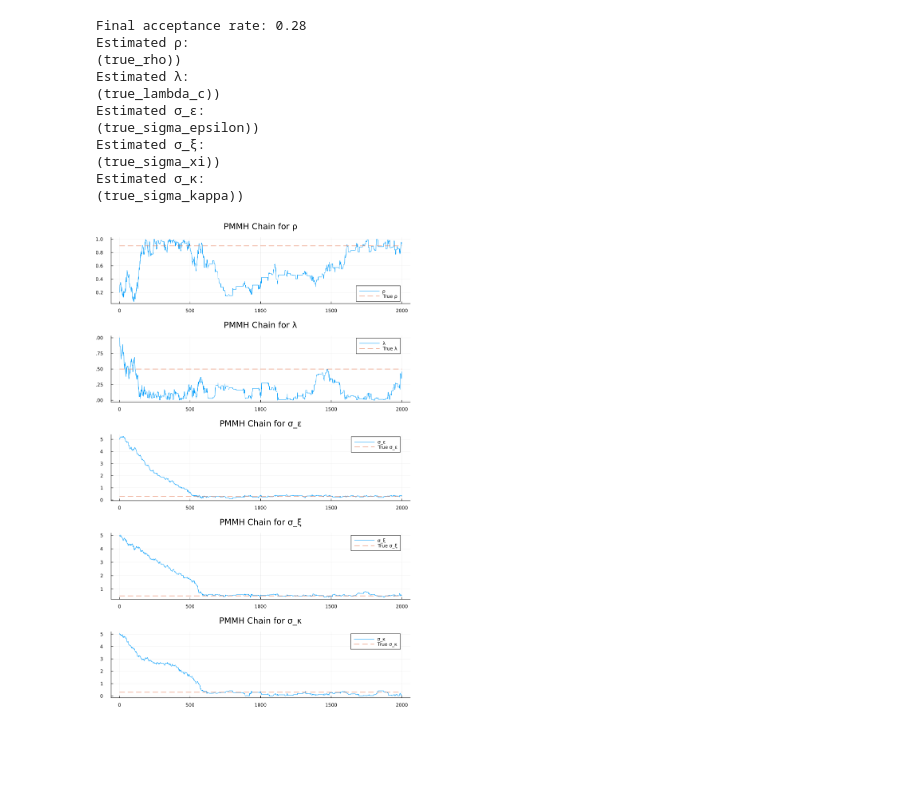
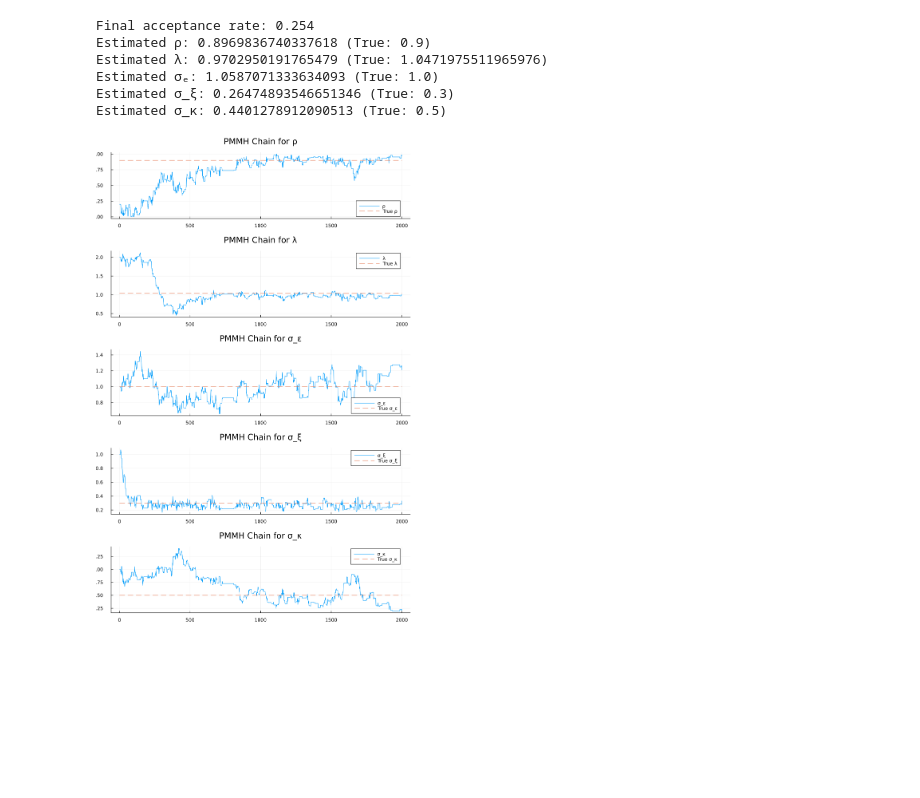
Before and after one commit to MKildemark/State-Space-Model-Estimation, a Jupyter notebook: particle filtering/PMCMC.ipynb, the cells around one changed output. Drawn from its saved outputs; the diff is of its cells as text; code cells hidden in the pictures; blank space fills up the shorter version.

```diff
--- a/particle filtering/PMCMC.ipynb
+++ b/particle filtering/PMCMC.ipynb
@@ -14,11 +14,11 @@ using ProgressMeter
 Random.seed!(42)
 
 # True parameters for the state-space model
-true_rho         = 0.9            # damping factor for the cycle (should be in (0,1))
-true_lambda_c    = 0.5            # cycle frequency (radians), between 0 and π
-true_sigma_epsilon = 0.3          # observation noise std
-true_sigma_xi    = 0.5            # trend drift noise std
-true_sigma_kappa = 0.3            # cyclical shock noise std
+true_rho           = 0.9            # damping factor for the cycle (should be in (0,1))
+true_lambda_c      = π/3            # cycle frequency (radians), between 0 and π
+true_sigma_epsilon = 1.0            # observation noise std
+true_sigma_xi      = 0.3            # trend drift noise std
+true_sigma_kappa   = 0.5            # cyclical shock noise std
 
 T = 150  # number of time steps
 
@@ -183,11 +183,12 @@ function PMMH(y_obs; n_iter=3000, N=500)
     loglikelihoods      = zeros(n_iter)
 
     # Initialize parameters (choose valid starting values)
-    rho_current         = 0.2
-    lambda_current      = 1.0       # in radians, between 0 and π
-    sigma_epsilon_current = 5.0
-    sigma_xi_current    = 5.0
-    sigma_kappa_current = 5.0
+    rho_current           = 0.2
+    lambda_current        = 2.0       # in radians, between 0 and π
+    sigma_epsilon_current = 1.0
+    sigma_xi_current      = 1.0
+    sigma_kappa_current   = 1.0
+
 
     ll_current, _, _, _,_ = particle_filter(y_obs, rho_current, lambda_current, sigma_epsilon_current, sigma_xi_current, sigma_kappa_current; N=N)
 
@@ -282,16 +283,11 @@ est_sigma_epsilon = mean(sigma_epsilon_chain[burn_in+1:end])
 est_sigma_xi    = mean(sigma_xi_chain[burn_in+1:end])
 est_sigma_kappa = mean(sigma_kappa_chain[burn_in+1:end])
 
-println("Estimated ρ:
-(true_rho))")
-println("Estimated λ:
-(true_lambda_c))")
-println("Estimated σ_ε:
-(true_sigma_epsilon))")
-println("Estimated σ_ξ:
-(true_sigma_xi))")
-println("Estimated σ_κ:
-(true_sigma_kappa))")
+println("Estimated ρ: ", est_rho, " (True: ", true_rho, ")")
+println("Estimated λ: ", est_lambda, " (True: ", true_lambda_c, ")")
+println("Estimated σₑ: ", est_sigma_epsilon, " (True: ", true_sigma_epsilon, ")")
+println("Estimated σ_ξ: ", est_sigma_xi, " (True: ", true_sigma_xi, ")")
+println("Estimated σ_κ: ", est_sigma_kappa, " (True: ", true_sigma_kappa, ")")
 
 # ================================
 # 5. Obtain State Estimates Using the Particle Filter
@@ -315,42 +311,37 @@ plot!(p3, fill(true_sigma_epsilon, length(sigma_epsilon_chain)), label="True σ_
 
 p4 = plot(sigma_xi_chain, label="σ_ξ", title="PMMH Chain for σ_ξ")
 plot!(p4, fill(true_sigma_xi, length(sigma_xi_chain)), label="True σ_ξ", linestyle=:dash)
 
 p5 = plot(sigma_kappa_chain, label="σ_κ", title="PMMH Chain for σ_κ")
 plot!(p5, fill(true_sigma_kappa, length(sigma_kappa_chain)), label="True σ_κ", linestyle=:dash)
 
 
 # Combine all plots and display
 plot(p1, p2, p3, p4, p5, layout=(6,1), size=(800, 1400))
 display(plot(p1, p2, p3, p4, p5, layout=(6,1), size=(800, 1400)))
 
 
 # Plot the true and estimated states
 p6 = plot(1:T, mu, label="Estimated μ", title="Trend State")
 plot!(p6, 1:T, mu_true, label="True μ", linestyle=:dash)
 
 p7 = plot(1:T, beta, label="Estimated β", title="Trend Drift State")
 plot!(p7, 1:T, beta_true, label="True β", linestyle=:dash)
 
 p8 = plot(1:T, psi, label="Estimated ψ", title="Cycle State")
 plot!(p8, 1:T, psi_true, label="True ψ", linestyle=:dash)
 
 p9 = plot(1:T, psi_star, label="Estimated ψ*", title="Cycle State")
 plot!(p9, 1:T, psi_star_true, label="True ψ*", linestyle=:dash)
 
 # Combine all plots and display
 plot(p6, p7, p8, p9, layout=(4,1), size=(800, 800))
 display(plot(p6, p7, p8, p9, layout=(4,1), size=(800, 800)))
 # %% [output]
-Final acceptance rate: 0.28
-Estimated ρ:
-(true_rho))
-Estimated λ:
-(true_lambda_c))
-Estimated σ_ε:
-(true_sigma_epsilon))
-Estimated σ_ξ:
-(true_sigma_xi))
-Estimated σ_κ:
-(true_sigma_kappa))
+Final acceptance rate: 0.254
+Estimated ρ: 0.8969836740337618 (True: 0.9)
+Estimated λ: 0.9702950191765479 (True: 1.0471975511965976)
+Estimated σₑ: 1.0587071333634093 (True: 1.0)
+Estimated σ_ξ: 0.26474893546651346 (True: 0.3)
+Estimated σ_κ: 0.4401278912090513 (True: 0.5)
-[figure, old version]
+[figure, new version]
```
Also changed, not shown: parts of 2 cells of this notebook, 5 other files.
